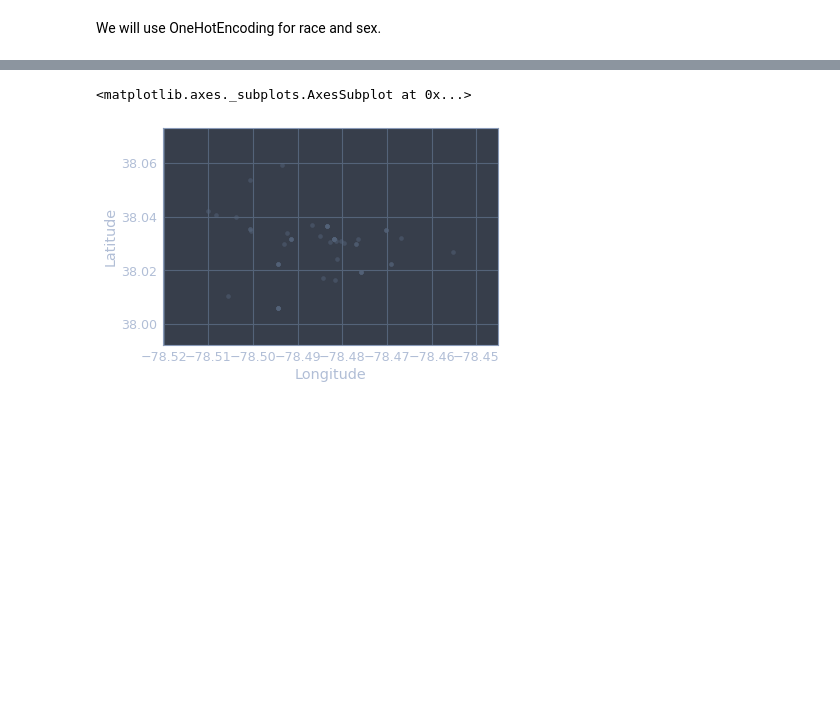
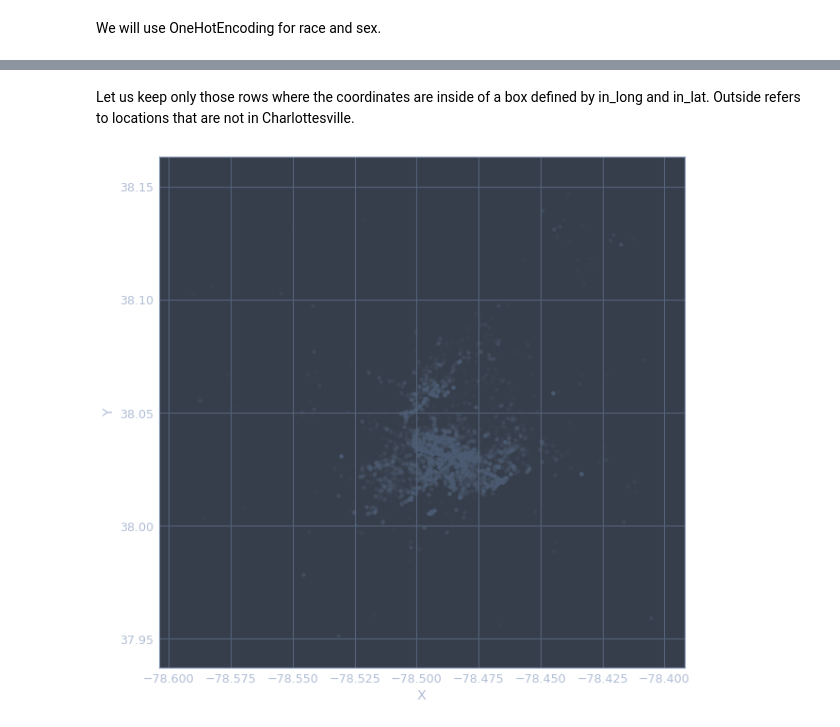
Before and after one commit to auhcheng/cville-crime, a Jupyter notebook: arrests-analysis.ipynb, the cells around one changed output, grey strips where cells are left out. Drawn from its saved outputs; the diff is of its cells as text; code cells hidden in the pictures; blank space fills up the shorter version.

```diff
--- a/arrests-analysis.ipynb
+++ b/arrests-analysis.ipynb
@@ -233,4 +178,0 @@ df = arrests.head(100)
-# %%
-df['Location'] = df['Address'].apply(geocode)
-df['Point'] = df['Location'].apply(lambda loc: tuple(loc.point) if loc else None)
-df[['Latitude', 'Longitude', 'Altitude']] = pd.DataFrame(df['Point'].tolist(), index=df.index)
@@ -255,3 +178,0 @@ See the caveats in the documentation: http://pandas.pydata.org/pandas-docs/stabl
-# %%
-df.dropna(how='any', axis=0, inplace=True)
-df.drop(['Address', 'Location', 'Point', 'Altitude'], axis=1, inplace=True)
@@ -281,0 +199,2 @@ df.head()
+# %%
+df.dropna(subset=['Statute'], how='any', inplace=True)
@@ -282,5 +229,10 @@ df.head()
+# %% [markdown]
+Let us keep only those rows where the coordinates are inside of a box defined by in_long and in_lat. Outside refers to locations that are not in Charlottesville.
+# %%
+in_long = (-78.6 < df['X']) & (df['X'] < -78.4)
+in_lat  = (+37.95 < df['Y']) & (df['Y'] < +38.15)
+df = df[in_long & in_lat]
 # %%
-df.plot(kind="scatter", x="Longitude", y="Latitude", alpha=0.5)
+df.plot(kind="scatter", x='X', y='Y', alpha=0.1, figsize=(10, 10));
 # %% [output]
-<matplotlib.axes._subplots.AxesSubplot at 0x...>
-[figure, old version]
+[figure, new version]
```
Also changed, not shown: parts of 34 cells of this notebook.
